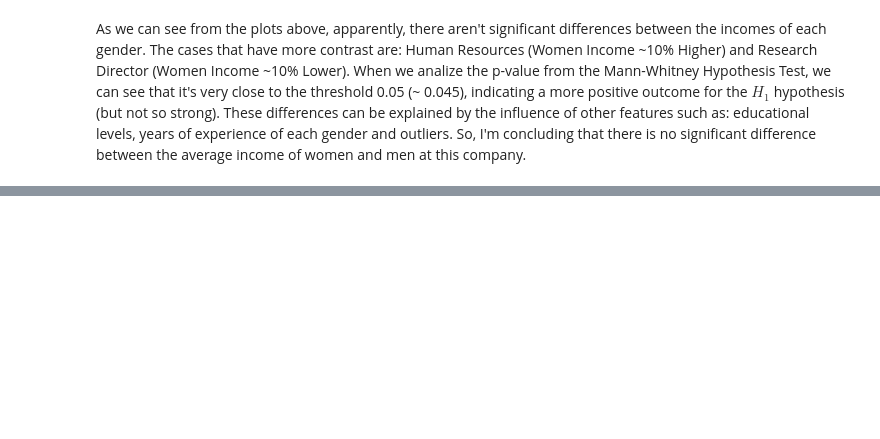
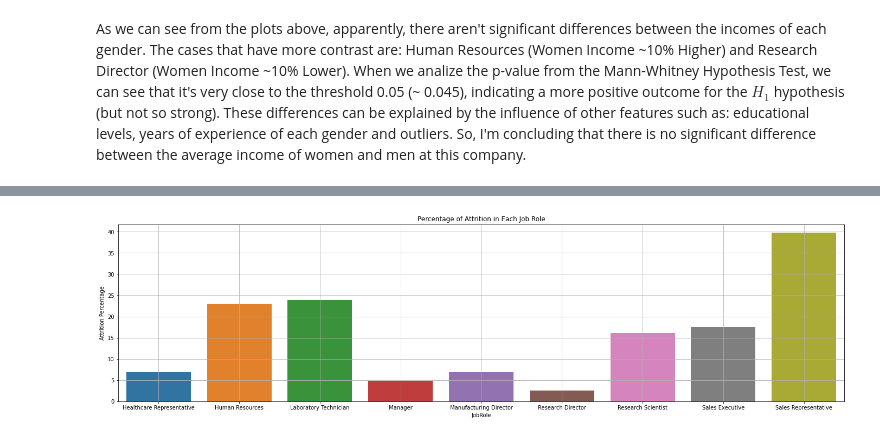
Before and after one commit to rafaelpavan95/HR_Analytics, a Jupyter notebook: notebook.ipynb, the cells around one changed output, grey strips where cells are left out. Saved outputs shown, nothing was run; the diff lists cells and outputs as text; code cells hidden in the pictures; blank space fills up the shorter version.

```diff
--- a/notebook.ipynb
+++ b/notebook.ipynb
@@ -267,0 +336,14 @@ As we can see from the plots above, apparently, there aren't significant differe
+# %%
+plt.figure(figsize=(24,6))
+
+jobs_total = data.pivot_table(index='JobRole', values='Attrition', aggfunc=len).reset_index()
+jobs_yes = data[data['Attrition']=='Yes'].pivot_table(index='JobRole', values='Attrition', aggfunc=len).reset_index()
+percentage = 100*(jobs_yes.Attrition)/jobs_total.Attrition
+
+sns.barplot(jobs_yes.JobRole, percentage)
+plt.grid()
+plt.ylabel('Attrition Percentage')
+plt.title('Percentage of Attrition in Each Job Role')
+plt.show()
+# %% [output]
+[figure, added]
```
Also changed, not shown: parts of 27 cells of this notebook.
